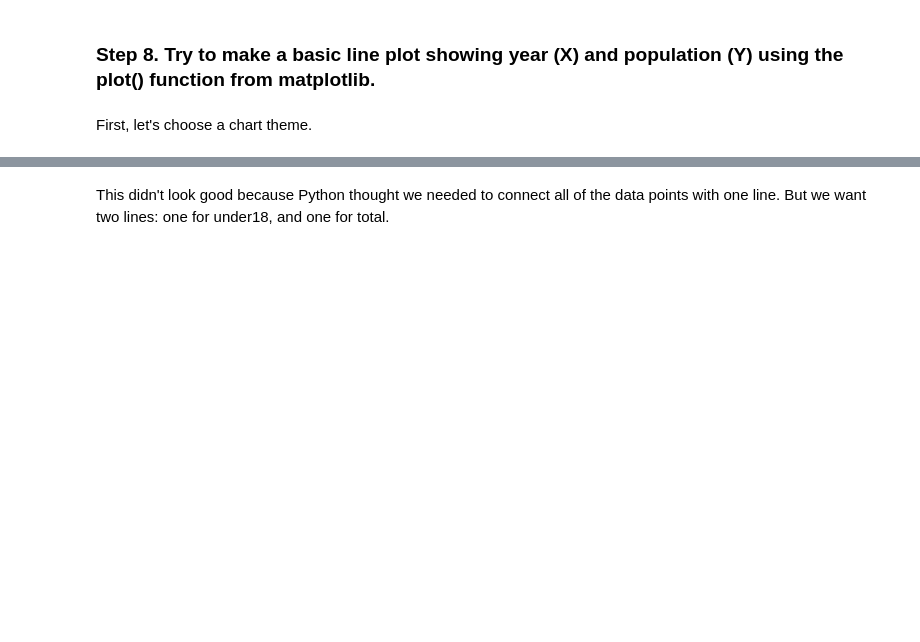
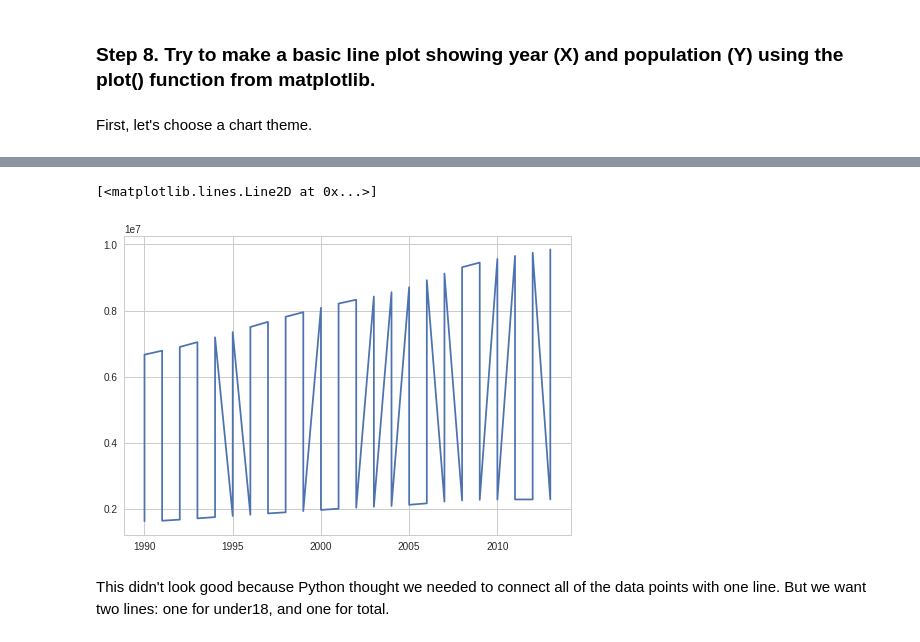
Before and after one commit to vkumar22/NCSULib_Workshop, a Jupyter notebook: Copy_of_Data_Cleaning_with_Python_Practice.ipynb, the cells around one changed output, grey strips where cells are left out. Drawn from its saved outputs; the diff is of its cells as text; code cells hidden in the pictures; blank space fills up the shorter version.

```diff
--- a/Copy_of_Data_Cleaning_with_Python_Practice.ipynb
+++ b/Copy_of_Data_Cleaning_with_Python_Practice.ipynb
@@ -53,0 +52,3 @@ dat_filtered =
+# %%
+dat_filtered = dat.query('state_region=="NC"')
+dat_filtered.head()
@@ -57,0 +64,3 @@ dat_sorted =
+# %%
+dat_sorted =dat_filtered.sort_values(['year'])
+dat_sorted.head()
@@ -66,8 +82,11 @@ print(plt.style.available)  # note: this command lists all the themes available
 # %%
-plt.style.use(   ) # note: this selects a plot theme and all future plots will have this theme
+plt.style.use('seaborn-whitegrid') # note: this selects a plot theme and all future plots will have this theme
 
 
-plt.plot(           ) # note: the plt at the beginning tells python that the plot function comes from matplotlib
+plt.plot(dat_sorted.year,dat_sorted.population) # note: the plt at the beginning tells python that the plot function comes from matplotlib
+# %% [output]
+[<matplotlib.lines.Line2D at 0x...>]
+[figure, added]
 # %% [markdown]
 This didn't look good because Python thought we needed to connect all of the data points with one line. But we want two lines: one for under18, and one for total.
 # %%
```
Also changed, not shown: parts of 37 cells of this notebook.
